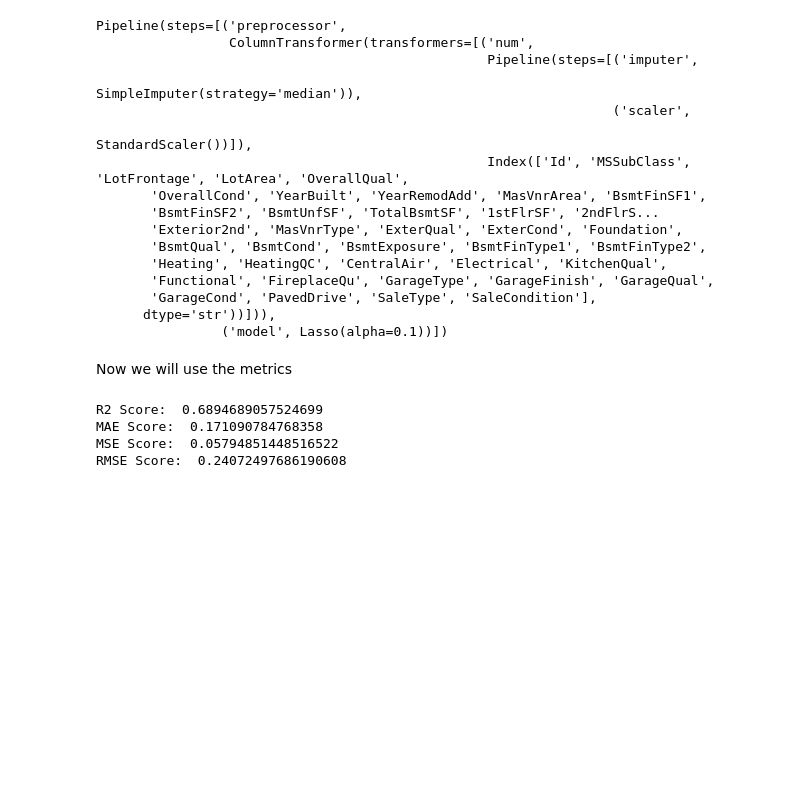
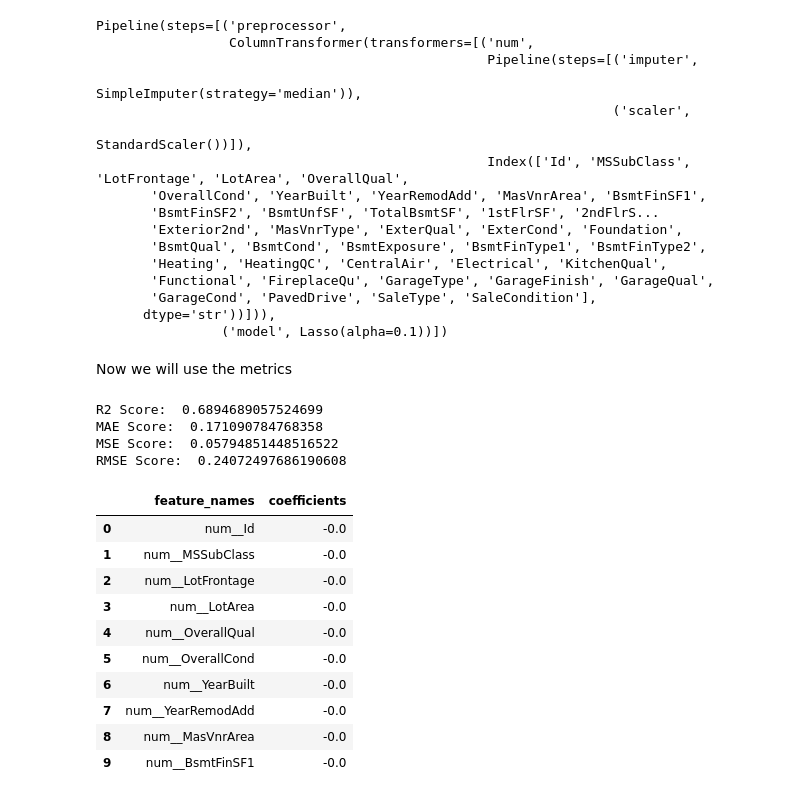
Before and after one commit to jacobabhihail-tech/advanced-data-wrangling-lab, a Jupyter notebook: Day10_House_price_lassoregression/Day10_House_price_lassoregression.ipynb, the cells around one changed output. Saved outputs shown, nothing was run; the diff lists cells and outputs as text; code cells hidden in the pictures; blank space fills up the shorter version.

```diff
--- a/Day10_House_price_lassoregression/Day10_House_price_lassoregression.ipynb
+++ b/Day10_House_price_lassoregression/Day10_House_price_lassoregression.ipynb
@@ -399,3 +399,7 @@ R2 Score:  0.6894689057524699
 MAE Score:  0.171090784768358
 MSE Score:  0.05794851448516522
 RMSE Score:  0.24072497686190608
+# %%
+lasso_prepro = lassopp.named_steps['preprocessor']
+
+feature_names = lasso_prepro.get_feature_names_out()
@@ -401,0 +408,19 @@ RMSE Score:  0.24072497686190608
+# %%
+coefdf = pd.DataFrame({
+    'feature_names' : feature_names,
+    'coefficients' : lasso_model.coef_[0]
+})
+# %%
+coefdf.head(10).sort_values(by='coefficients', ascending= True)
+# %% [output]
+|  | feature_names | coefficients |
+| 0 | num__Id | -0.0 |
+| 1 | num__MSSubClass | -0.0 |
+| 2 | num__LotFrontage | -0.0 |
+| 3 | num__LotArea | -0.0 |
+| 4 | num__OverallQual | -0.0 |
+| 5 | num__OverallCond | -0.0 |
+| 6 | num__YearBuilt | -0.0 |
+| 7 | num__YearRemodAdd | -0.0 |
+| 8 | num__MasVnrArea | -0.0 |
+| 9 | num__BsmtFinSF1 | -0.0 |
```
Also changed, not shown: parts of 11 cells of this notebook, 10 other files.
